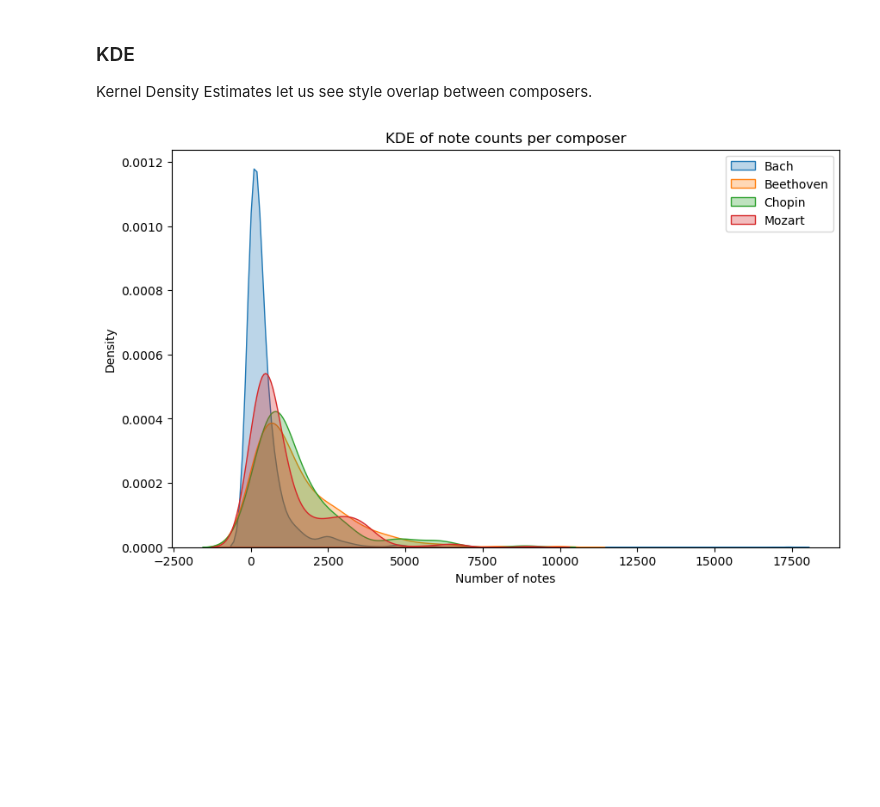
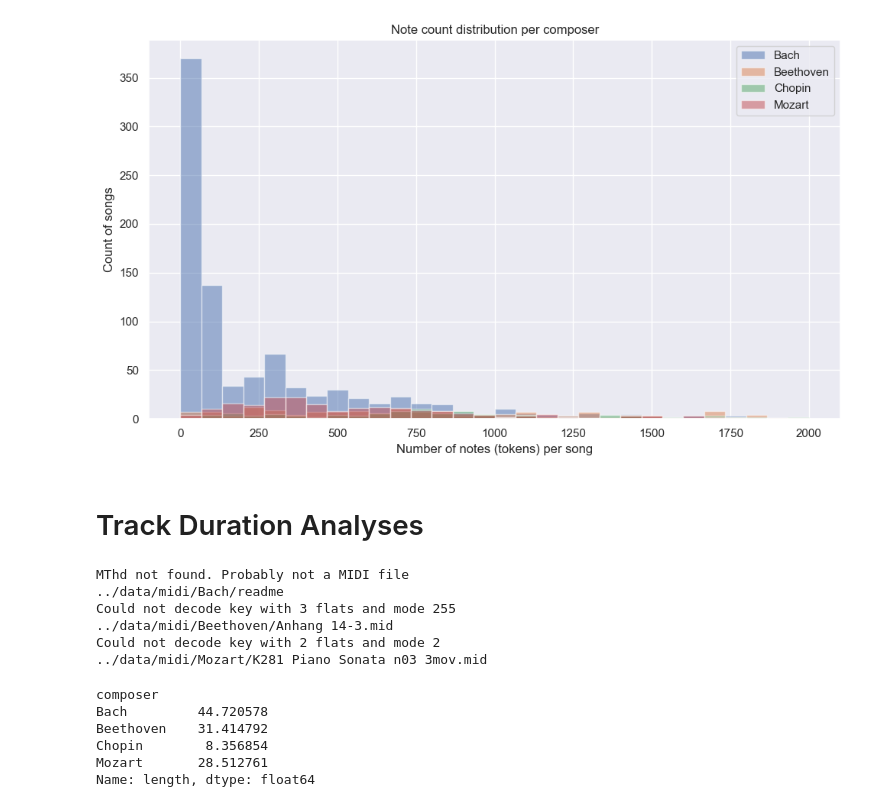
Before and after one commit to al1az1z1/composer-prediction-project, a Jupyter notebook: notebooks/EDA.ipynb, the cells around one changed output. Cells and saved outputs as stored; diff of their text form; code cells hidden in the pictures; blank space fills up the shorter version.

Commit message:
added song duration analyses

```diff
--- a/notebooks/EDA.ipynb
+++ b/notebooks/EDA.ipynb
@@ -2,9 +2,23 @@
 from pathlib import Path
 from collections import defaultdict
 from typing import Dict, List
+import os
+import sys
+
 import numpy as np
-np.int = int
+import pandas as pd
 import pretty_midi
 from tqdm import tqdm
+
+
 import matplotlib.pyplot as plt
 import seaborn as sns
+
+# adding preprocessing directory to path
+current_dir = os.path.dirname(os.path.abspath("preprocessing"))
+parent_dir = os.path.join(current_dir, '..')
+sys.path.append(parent_dir)
+
+from preprocessing.audio_to_spectrogram import midi_track_length
+
+sns.set_theme()
@@ -120,15 +101,51 @@ plt.show()
-# %% [markdown]
-### KDE
-Kernel Density Estimates let us see style overlap between composers.
 # %%
-
+#Plot distributions per composer
 plt.figure(figsize=(10, 6))
 for composer, counts in note_counts.items():
-    sns.kdeplot(counts, label=composer, fill=True, alpha=0.3)
-plt.xlabel("Number of notes")
-plt.ylabel("Density")
-plt.title("KDE of note counts per composer")
+    if counts:  # only plot if we have data
+        plt.hist(counts, bins=30, alpha=0.5, label=composer, range=(0,2000))
+
+plt.xlabel("Number of notes (tokens) per song")
+plt.ylabel("Count of songs")
+plt.title("Note count distribution per composer")
 plt.legend()
+plt.tight_layout()
 plt.show()
 # %% [output]
-[figure, old version]
+[figure, new version]
+# %% [markdown]
+# Track Duration Analyses
+# %%
+base_midi_path = r"../data/midi/"
+sub_dirs = ["Bach", "Beethoven", "Chopin", "Mozart"]
+track_lengths = []
+
+# loop through each composer directory
+for dir in sub_dirs:
+    path = f"{base_midi_path}{dir}/"
+    files = os.listdir(path)
+
+    for file in files:
+        file_path = path + file
+        try:
+            track_lengths.append((dir, file, midi_track_length(file_path)))
+        except Exception as e:
+            print(e)
+            print(file_path)
+# %% [output]
+MThd not found. Probably not a MIDI file
+../data/midi/Bach/readme
+Could not decode key with 3 flats and mode 255
+../data/midi/Beethoven/Anhang 14-3.mid
+Could not decode key with 2 flats and mode 2
+../data/midi/Mozart/K281 Piano Sonata n03 3mov.mid
+# %%
+track_lengths_df = pd.DataFrame(track_lengths, columns=["composer", "file", "length"])
+track_lengths_df.groupby("composer")["length"].sum()/3600
+# %% [output]
+composer
+Bach         44.720578
+Beethoven    31.414792
+Chopin        8.356854
+Mozart       28.512761
+Name: length, dtype: float64
```
Also changed, not shown: parts of 7 cells of this notebook.
